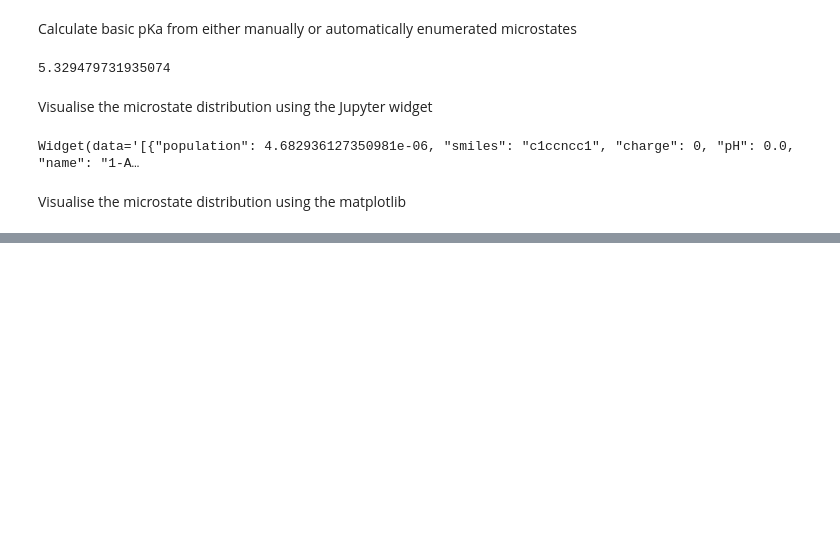
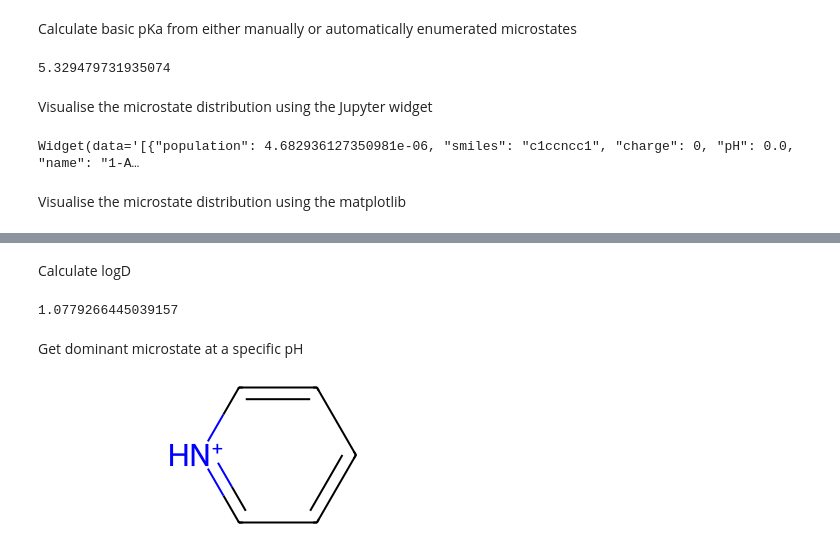
Before and after one commit to finlayiainmaclean/unipka, a Jupyter notebook: example.ipynb, the cells around one changed output, grey strips where cells are left out. Drawn from its saved outputs; the diff is of its cells as text; code cells hidden in the pictures; blank space fills up the shorter version.

```diff
--- a/example.ipynb
+++ b/example.ipynb
@@ -67,3 +67,15 @@ calc.draw_distribution("c1ccncc1", mode="matplotlib")
 [figure]
 [drawing not drawn]
 [drawing not drawn]
+# %% [markdown]
+Calculate logD
+# %%
+calc.get_logd("N1=CC=CC=C1", pH=7.4)
+# %% [output]
+1.0779266445039157
+# %% [markdown]
+Get dominant microstate at a specific pH
+# %%
+calc.get_dominant_microstate("N1=CC=CC=C1", pH=1.0)
+# %% [output]
+[figure, added]
```
Also changed, not shown: parts of 2 cells of this notebook.
